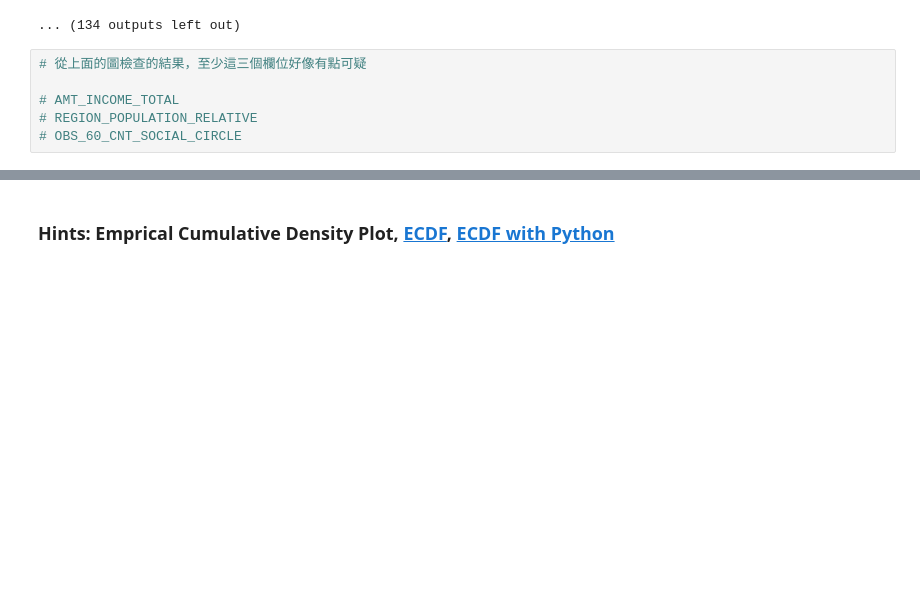
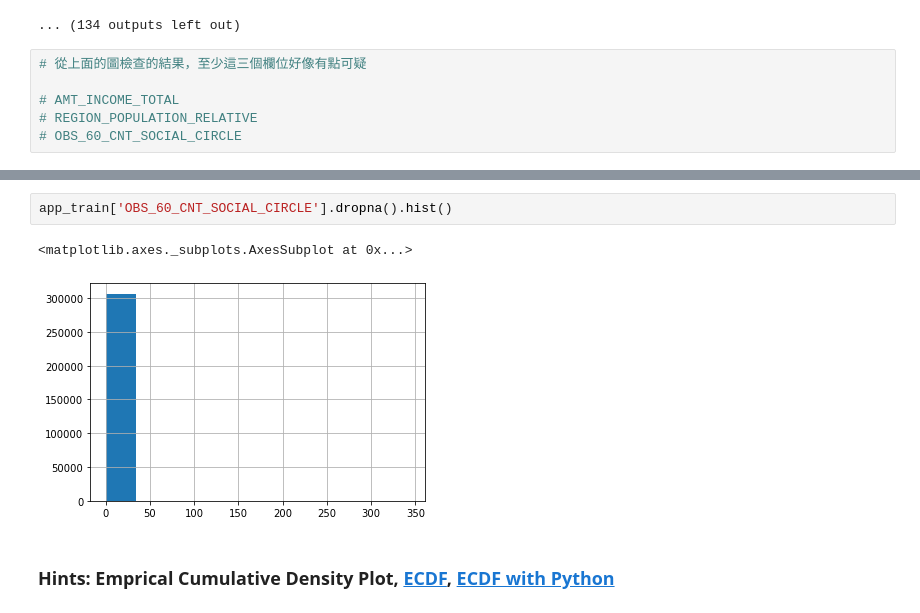
Before and after one commit to okayell/4th-ML100Days, a Jupyter notebook: homework/Day_009_HW.ipynb, the cells around one changed output, grey strips where cells are left out. Drawn from its saved outputs; the diff is of its cells as text; blank space fills up the shorter version.

```diff
--- a/homework/Day_009_HW.ipynb
+++ b/homework/Day_009_HW.ipynb
@@ -91,3 +101,8 @@ Column: AMT_GOODS_PRICE
+# %%
+app_train['OBS_60_CNT_SOCIAL_CIRCLE'].dropna().hist()
+# %% [output]
+<matplotlib.axes._subplots.AxesSubplot at 0x...>
+[figure, added]
 # %% [markdown]
 ### Hints: Emprical Cumulative Density Plot, [ECDF](https://zh.wikipedia.org/wiki/%E7%BB%8F%E9%AA%8C%E5%88%86%E5%B8%83%E5%87%BD%E6%95%B0), [ECDF with Python](https://stackoverflow.com/questions/14006520/ecdf-in-python-without-step-function)
 # %%
```
Also changed, not shown: parts of 7 cells of this notebook.
